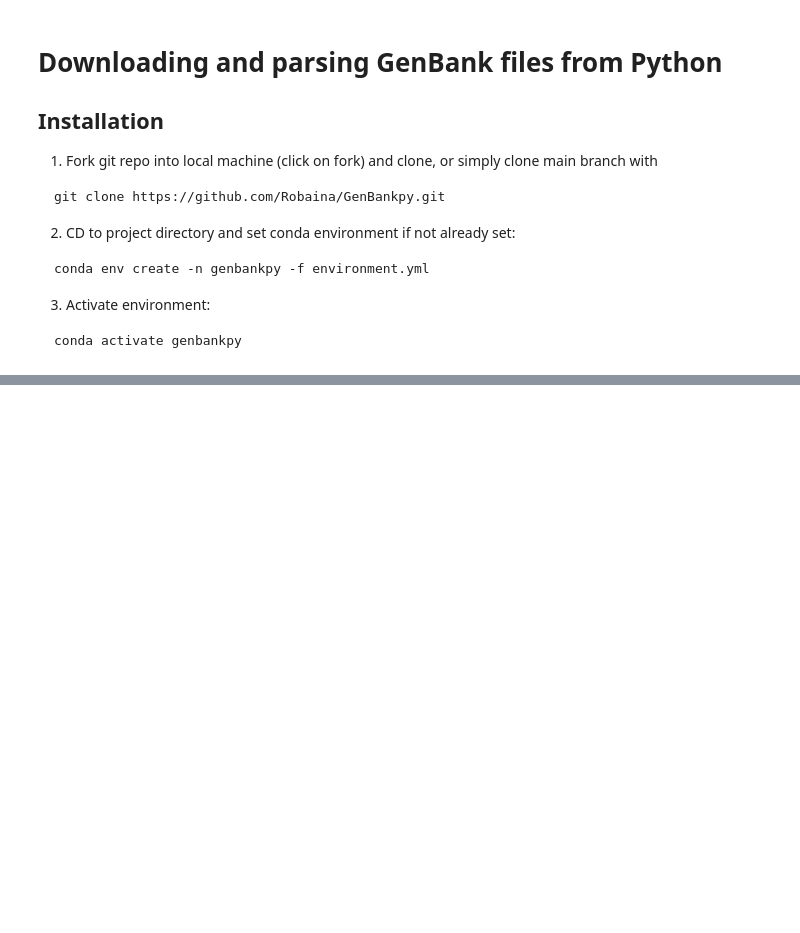
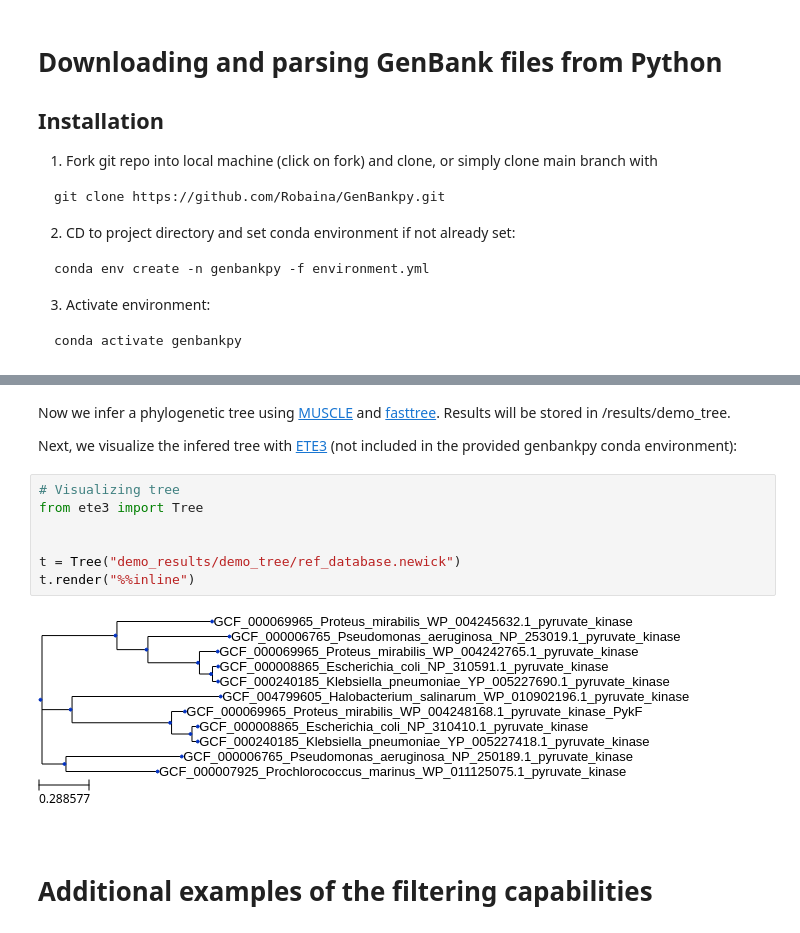
Before and after one commit to Robaina/GenBankpy, a Jupyter notebook: README.ipynb, the cells around one changed output, grey strips where cells are left out. Saved outputs shown, nothing was run; the diff lists cells and outputs as text; blank space fills up the shorter version.

Commit message:
refactor, added examples

```diff
--- a/README.ipynb
+++ b/README.ipynb
@@ -51 +45,16 @@ Done!
+# %% [markdown]
+Now we infer a phylogenetic tree using [MUSCLE](https://bmcbioinformatics.biomedcentral.com/articles/10.1186/1471-2105-5-113) and [fasttree](https://journals.plos.org/plosone/article?id=10.1371/journal.pone.0009490). Results will be stored in /results/demo_tree.
+
+Next, we visualize the infered tree with [ETE3](http://etetoolkit.org/) (not included in the provided genbankpy conda environment):
+# %%
+# Visualizing tree
+from ete3 import Tree
+
+
+t = Tree("demo_results/demo_tree/ref_database.newick")
+t.render("%%inline")
+# %% [output]
+[figure, added]
+# %% [markdown]
+# Additional examples of the filtering capabilities
 # %%
```
Also changed, not shown: parts of 17 cells of this notebook, 20 other files.
